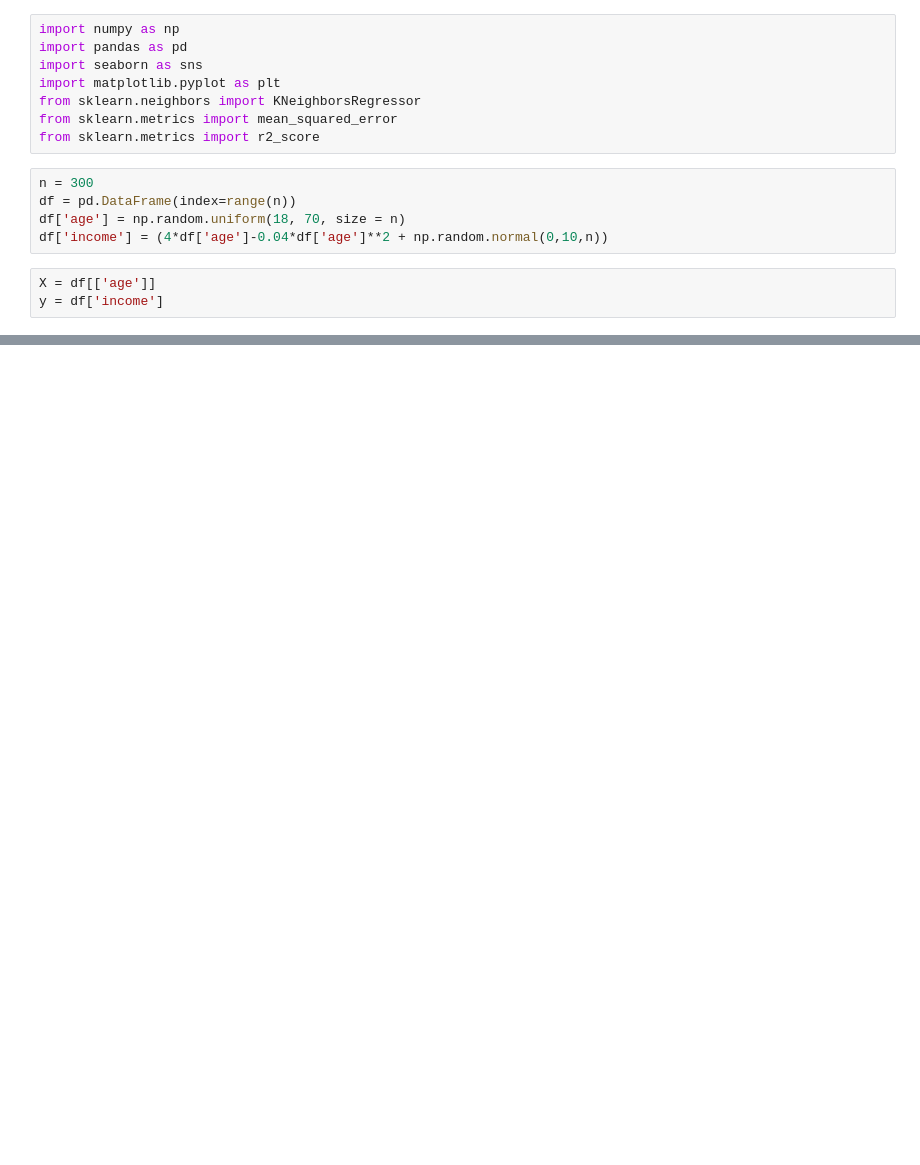
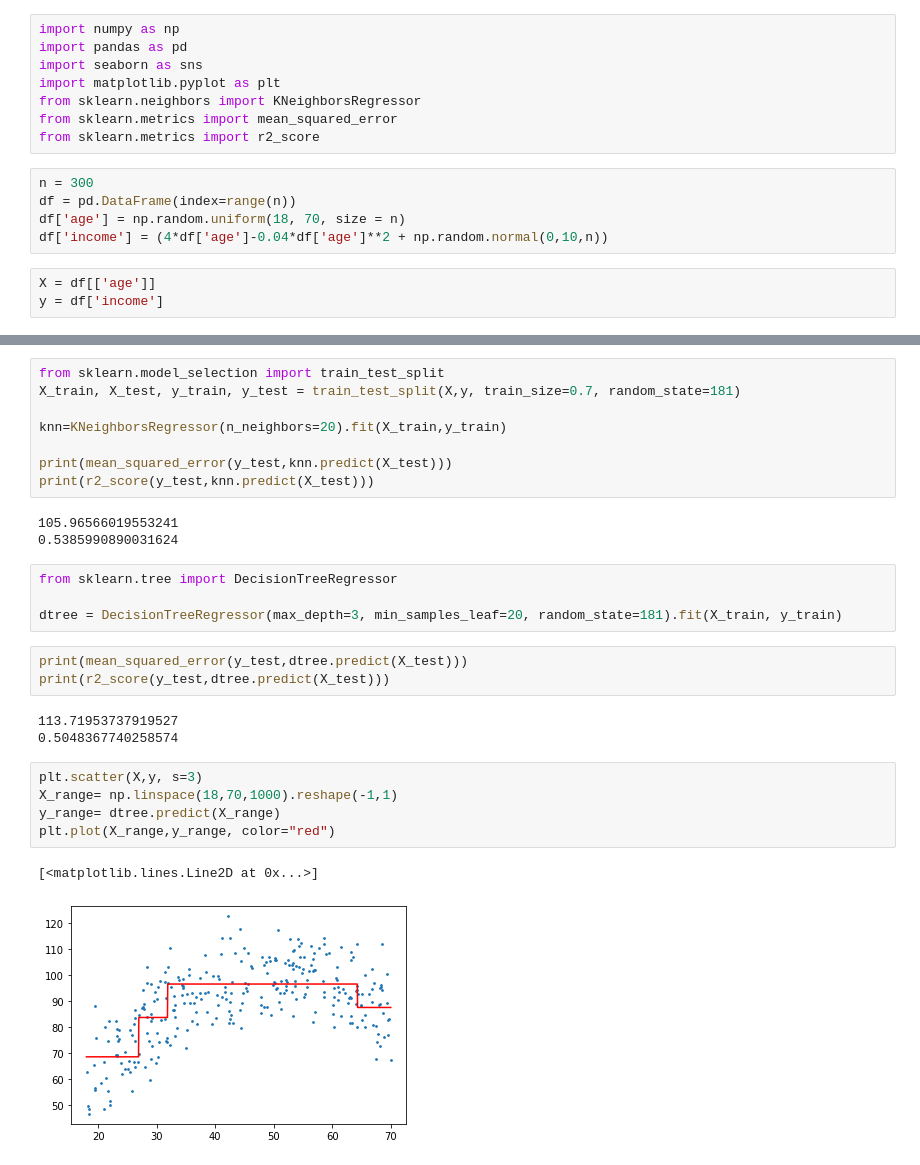
Before and after one commit to dsliwka/EEMP2022, a Jupyter notebook: notebooks/KNN2022Test.ipynb, the cells around one changed output, grey strips where cells are left out. Cells and saved outputs as stored; diff of their text form; blank space fills up the shorter version.

```diff
--- a/notebooks/KNN2022Test.ipynb
+++ b/notebooks/KNN2022Test.ipynb
@@ -43,0 +44,29 @@ plt.plot(X_range,y_range, color="red")
+# %%
+from sklearn.model_selection import train_test_split
+X_train, X_test, y_train, y_test = train_test_split(X,y, train_size=0.7, random_state=181)
+
+knn=KNeighborsRegressor(n_neighbors=20).fit(X_train,y_train)
+
+print(mean_squared_error(y_test,knn.predict(X_test)))
+print(r2_score(y_test,knn.predict(X_test)))
+# %% [output]
+105.96566019553241
+0.5385990890031624
+# %%
+from sklearn.tree import DecisionTreeRegressor
+
+dtree = DecisionTreeRegressor(max_depth=3, min_samples_leaf=20, random_state=181).fit(X_train, y_train)
+# %%
+print(mean_squared_error(y_test,dtree.predict(X_test)))
+print(r2_score(y_test,dtree.predict(X_test)))
+# %% [output]
+113.71953737919527
+0.5048367740258574
+# %%
+plt.scatter(X,y, s=3)
+X_range= np.linspace(18,70,1000).reshape(-1,1)
+y_range= dtree.predict(X_range)
+plt.plot(X_range,y_range, color="red")
+# %% [output]
+[<matplotlib.lines.Line2D at 0x...>]
+[figure, added]
```
Also changed, not shown: parts of 8 cells of this notebook.
